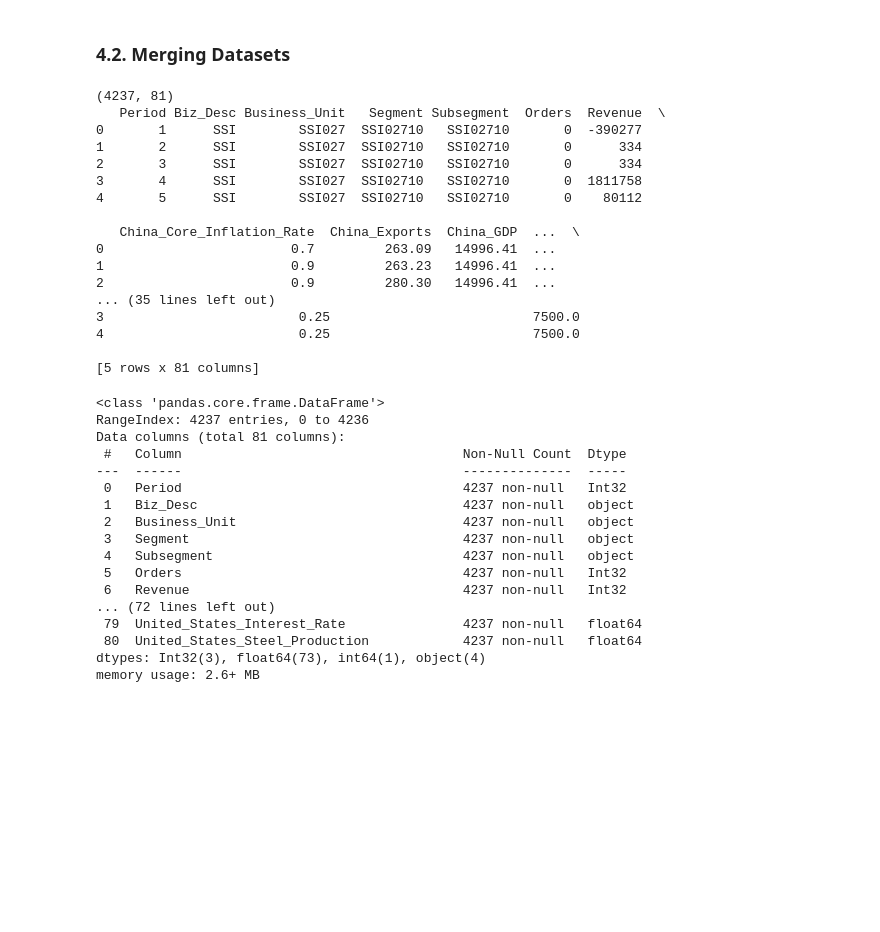
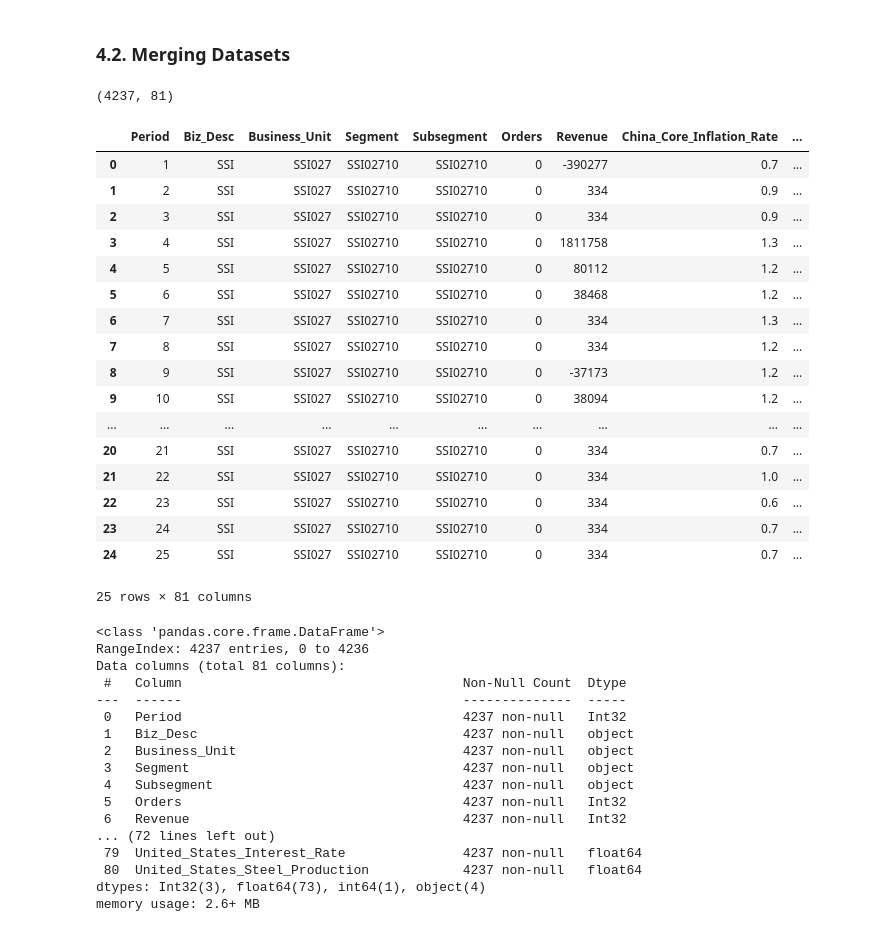
Before and after one commit to Alanog10/Siemens, a Jupyter notebook: Middle-Out.ipynb, the cells around one changed output. Cells and saved outputs as stored; diff of their text form; code cells hidden in the pictures; blank space fills up the shorter version.

```diff
--- a/Notebook Marta.ipynb
+++ b/Middle-Out.ipynb
@@ -59,3 +25,0 @@ test_data = read_sales_sheet(SALES_PATH, 'xl/worksheets/sheet3.xml')
-# %%
-df_market = pd.read_excel(MARKET_PATH, sheet_name='Sheet1')
-df_period_map = pd.read_excel(MARKET_PATH, sheet_name='Sheet2')
@@ -98,5 +60,0 @@ train_data = train_data.rename(columns={
-# %%
-#changing the datatypes so it is possible to visualize the data
-train_data['Period'] = train_data['Period'].round().astype('Int32')
-train_data['Orders'] = train_data['Orders'].round().astype('Int32')
-train_data['Revenue'] = train_data['Revenue'].round().astype('Int32')
@@ -687,36 +715,3 @@ United_States_Inflation_Rate               0
 United_States_Interest_Rate                0
 United_States_Steel_Production             0
 Length: 75, dtype: int64
-# %%
-# columns to drop - steel production countries with 100% missing in periods 1-48
-cols_to_drop = [
-    'France_Steel_Production',
-    'Italy_Steel_Production',
-    'United_Kingdom_Steel_Production'
-]
-df_market = df_market.drop(columns=cols_to_drop)
-
-# identify GDP columns (more than 50% missing) vs columns with less than 50%
-missing_pct = df_market.isna().sum() / len(df_market) * 100
-gdp_cols    = missing_pct[missing_pct > 50].index.tolist()
-other_cols  = missing_pct[(missing_pct > 0) & (missing_pct <= 50)].index.tolist()
-
-print("GDP columns to forward-fill:", gdp_cols)
-print("Other columns to interpolate:", other_cols)
-
-# forward-fill GDP columns, then backward-fill any remaining NaNs at the start
-df_market[gdp_cols] = (
-    df_market[gdp_cols]
-    .sort_values('Period') if 'Period' in gdp_cols
-    else df_market[gdp_cols]
-)
-df_market = df_market.sort_values('Period').reset_index(drop=True)
-df_market[gdp_cols] = df_market[gdp_cols].ffill().bfill()
-
-# linear interpolation for columns with less than 50% missing
-df_market[other_cols] = df_market[other_cols].interpolate(method='linear')
-
-# verify no missing values remain
-print("\nRemaining missing values:")
-print(df_market.isna().sum()[df_market.isna().sum() > 0])
-print("Done!" if df_market.isna().sum().sum() == 0 else "Some NaNs remain - check above")
@@ -745,25 +722,29 @@ Some NaNs remain - check above
 df_merged = train_data.merge(df_market, on='Period', how='left')
 
 print(df_merged.shape)
-print(df_merged.head())
 # %% [output]
 (4237, 81)
-   Period Biz_Desc Business_Unit   Segment Subsegment  Orders  Revenue  \
-0       1      SSI        SSI027  SSI02710   SSI02710       0  -390277
-1       2      SSI        SSI027  SSI02710   SSI02710       0      334
-2       3      SSI        SSI027  SSI02710   SSI02710       0      334
-3       4      SSI        SSI027  SSI02710   SSI02710       0  1811758
-4       5      SSI        SSI027  SSI02710   SSI02710       0    80112
-
-   China_Core_Inflation_Rate  China_Exports  China_GDP  ...  \
-0                        0.7         263.09   14996.41  ...
-1                        0.9         263.23   14996.41  ...
-2                        0.9         280.30   14996.41  ...
-... (35 lines left out)
-3                         0.25                          7500.0
-4                         0.25                          7500.0
-
-[5 rows x 81 columns]
+# %%
+df_merged.head(25)
+# %% [output]
+|  | Period | Biz_Desc | Business_Unit | Segment | Subsegment | Orders | Revenue | China_Core_Inflation_Rate | ... |
+| 0 | 1 | SSI | SSI027 | SSI02710 | SSI02710 | 0 | -390277 | 0.7 | ... |
+| 1 | 2 | SSI | SSI027 | SSI02710 | SSI02710 | 0 | 334 | 0.9 | ... |
+| 2 | 3 | SSI | SSI027 | SSI02710 | SSI02710 | 0 | 334 | 0.9 | ... |
+| 3 | 4 | SSI | SSI027 | SSI02710 | SSI02710 | 0 | 1811758 | 1.3 | ... |
+| 4 | 5 | SSI | SSI027 | SSI02710 | SSI02710 | 0 | 80112 | 1.2 | ... |
+| 5 | 6 | SSI | SSI027 | SSI02710 | SSI02710 | 0 | 38468 | 1.2 | ... |
+| 6 | 7 | SSI | SSI027 | SSI02710 | SSI02710 | 0 | 334 | 1.3 | ... |
+| 7 | 8 | SSI | SSI027 | SSI02710 | SSI02710 | 0 | 334 | 1.2 | ... |
+| 8 | 9 | SSI | SSI027 | SSI02710 | SSI02710 | 0 | -37173 | 1.2 | ... |
+| 9 | 10 | SSI | SSI027 | SSI02710 | SSI02710 | 0 | 38094 | 1.2 | ... |
+| ... | ... | ... | ... | ... | ... | ... | ... | ... | ... |
+| 20 | 21 | SSI | SSI027 | SSI02710 | SSI02710 | 0 | 334 | 0.7 | ... |
+| 21 | 22 | SSI | SSI027 | SSI02710 | SSI02710 | 0 | 334 | 1.0 | ... |
+| 22 | 23 | SSI | SSI027 | SSI02710 | SSI02710 | 0 | 334 | 0.6 | ... |
+| 23 | 24 | SSI | SSI027 | SSI02710 | SSI02710 | 0 | 334 | 0.7 | ... |
+| 24 | 25 | SSI | SSI027 | SSI02710 | SSI02710 | 0 | 334 | 0.7 | ... |
+25 rows × 81 columns
 # %%
 df_merged.info()
 # %% [output]
```
Also changed, not shown: parts of 12 cells of this notebook, 2 other files.
